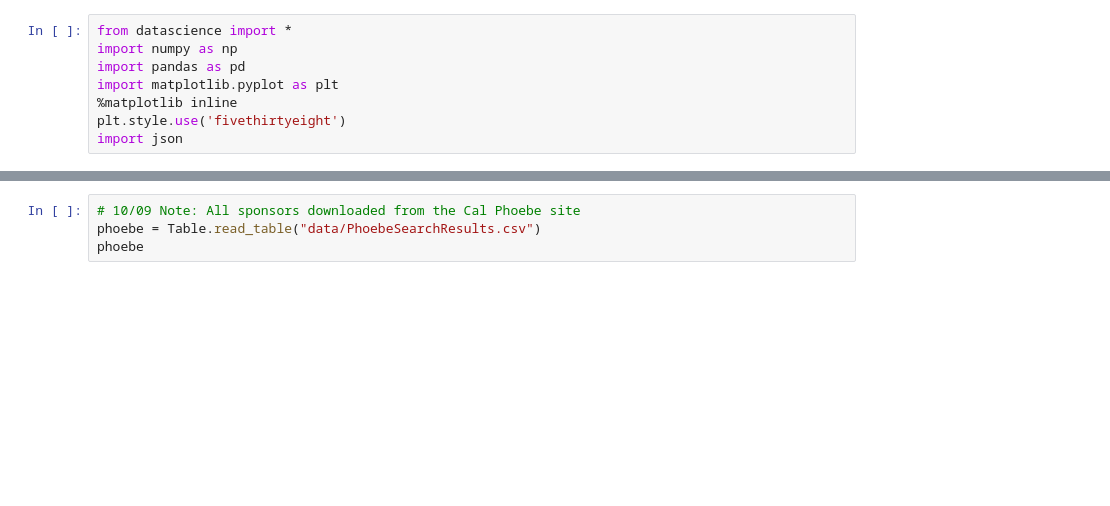
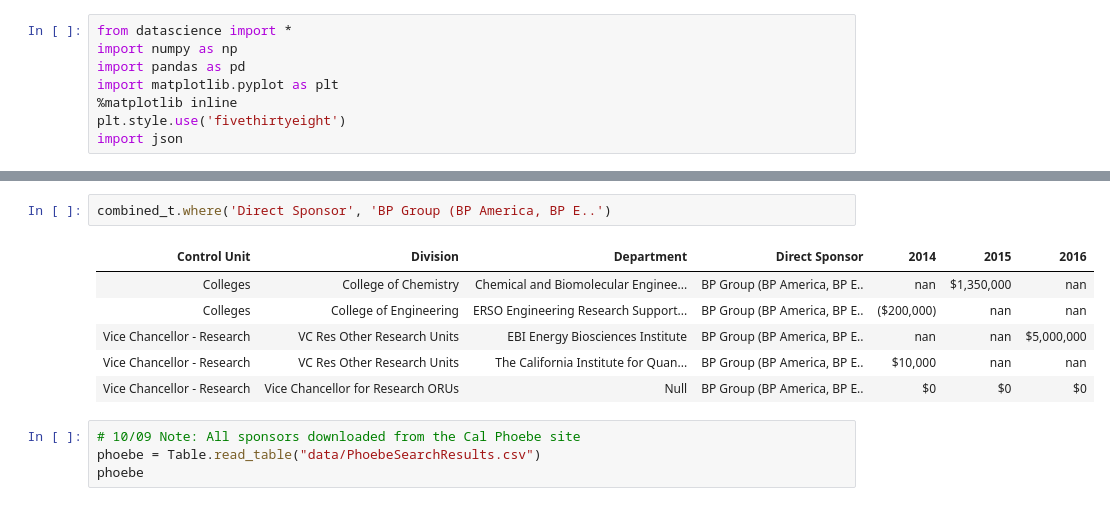
Before and after one commit to dailycal-projects/private-research, a Jupyter notebook: notebooks/Research Funding Data Wrangling.ipynb, the cells around one changed output, grey strips where cells are left out. Drawn from its saved outputs; the diff is of its cells as text; blank space fills up the shorter version.

```diff
--- a/notebooks/Research Funding Data Wrangling.ipynb
+++ b/notebooks/Research Funding Data Wrangling.ipynb
@@ -29,6 +29,15 @@ combined_t.show(20)
 | Colleges | CNR College of Natural Resources | ARE Agricultural & Resource Econo... | California Department of Wate.. | nan | nan | $248,027 |
 | Colleges | CNR College of Natural Resources | ARE Agricultural & Resource Econo... | California Dried Plum Board | $53,172 | $54,541 | $55,952 |
 ... (2852 rows omitted)
+# %%
+combined_t.where('Direct Sponsor', 'BP Group (BP America, BP E..')
+# %% [output]
+| ﻿Control Unit | Division | Department | Direct Sponsor | 2014 | 2015 | 2016 |
+| Colleges | College of Chemistry | Chemical and Biomolecular Enginee... | BP Group (BP America, BP E.. | nan | $1,350,000 | nan |
+| Colleges | College of Engineering | ERSO Engineering Research Support... | BP Group (BP America, BP E.. | ($200,000) | nan | nan |
+| Vice Chancellor - Research | VC Res Other Research Units | EBI Energy Biosciences Institute | BP Group (BP America, BP E.. | nan | nan | $5,000,000 |
+| Vice Chancellor - Research | VC Res Other Research Units | The California Institute for Quan... | BP Group (BP America, BP E.. | $10,000 | nan | nan |
+| Vice Chancellor - Research | Vice Chancellor for Research ORUs | Null | BP Group (BP America, BP E.. | $0 | $0 | $0 |
 # %%
 # 10/09 Note: All sponsors downloaded from the Cal Phoebe site
 phoebe = Table.read_table("data/PhoebeSearchResults.csv")
```
Also changed, not shown: parts of 1 cell of this notebook, 2 other files.
